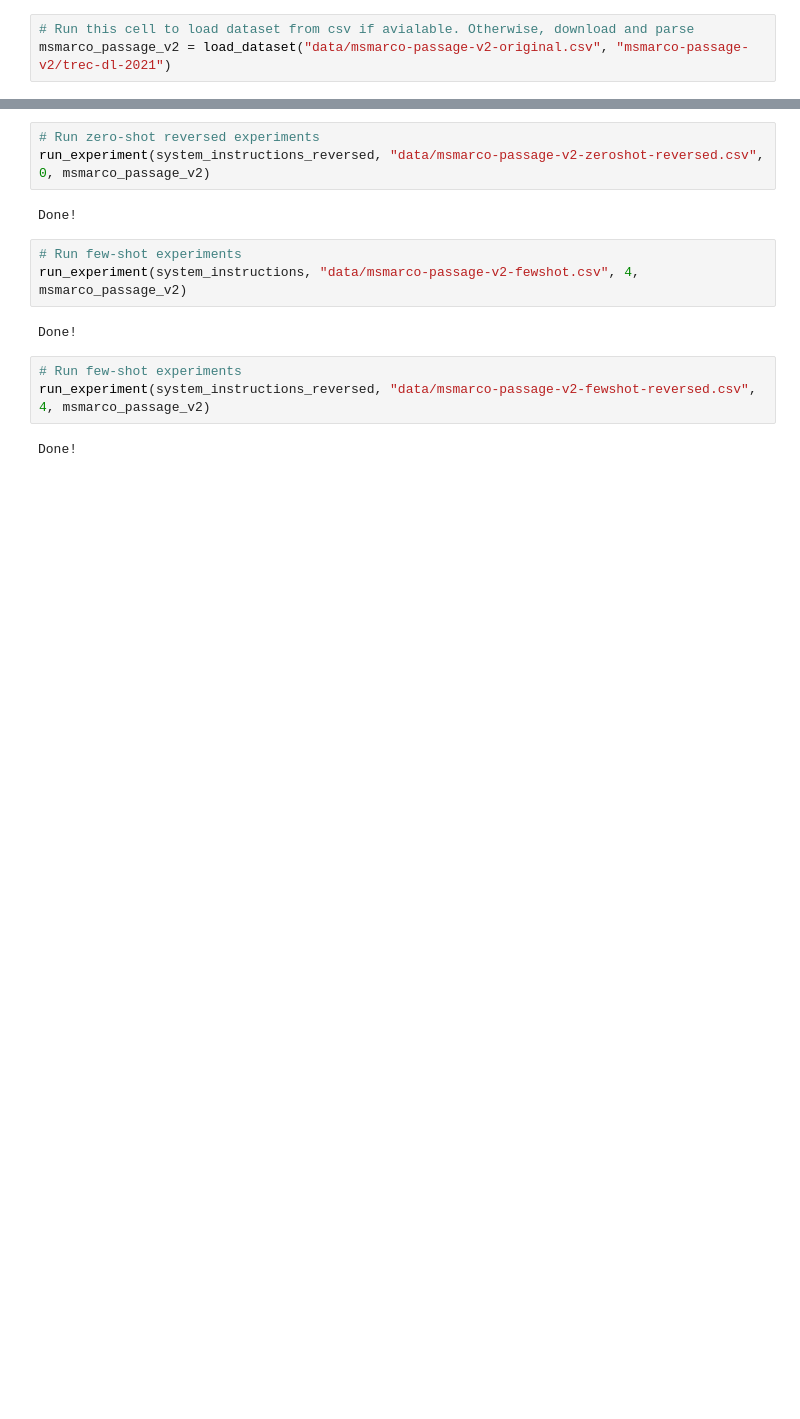
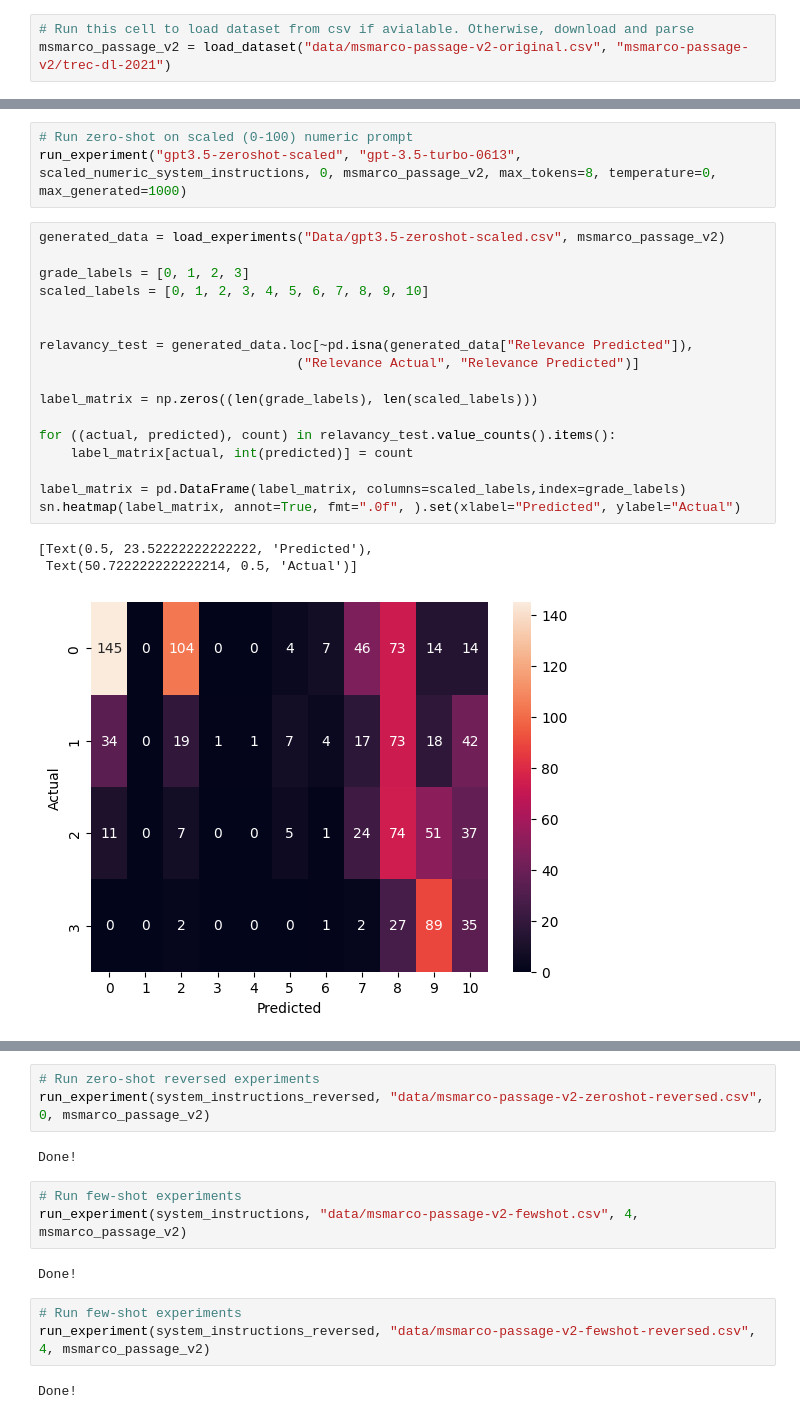
Before and after one commit to Sti11Evolving/LLM_Synthetic_IR_Data_Evaluation, a Jupyter notebook: Reconstruction.ipynb, the cells around one changed output, grey strips where cells are left out. Saved outputs shown, nothing was run; the diff lists cells and outputs as text; blank space fills up the shorter version.

```diff
--- a/Reconstruction.ipynb
+++ b/Reconstruction.ipynb
@@ -48,0 +96,24 @@ msmarco_passage_v2 = load_dataset("data/msmarco-passage-v2-original.csv", "msmar
+# %%
+# Run zero-shot on scaled (0-100) numeric prompt
+run_experiment("gpt3.5-zeroshot-scaled", "gpt-3.5-turbo-0613", scaled_numeric_system_instructions, 0, msmarco_passage_v2, max_tokens=8, temperature=0, max_generated=1000)
+# %%
+generated_data = load_experiments("Data/gpt3.5-zeroshot-scaled.csv", msmarco_passage_v2)
+
+grade_labels = [0, 1, 2, 3]
+scaled_labels = [0, 1, 2, 3, 4, 5, 6, 7, 8, 9, 10]
+
+
+relavancy_test = generated_data.loc[~pd.isna(generated_data["Relevance Predicted"]),
+                                 ("Relevance Actual", "Relevance Predicted")]
+
+label_matrix = np.zeros((len(grade_labels), len(scaled_labels)))
+
+for ((actual, predicted), count) in relavancy_test.value_counts().items():
+    label_matrix[actual, int(predicted)] = count
+
+label_matrix = pd.DataFrame(label_matrix, columns=scaled_labels,index=grade_labels)
+sn.heatmap(label_matrix, annot=True, fmt=".0f", ).set(xlabel="Predicted", ylabel="Actual")
+# %% [output]
+[Text(0.5, 23.52222222222222, 'Predicted'),
+ Text(50.722222222222214, 0.5, 'Actual')]
+[figure, added]
```
Also changed, not shown: parts of 14 cells of this notebook, 8 other files.
